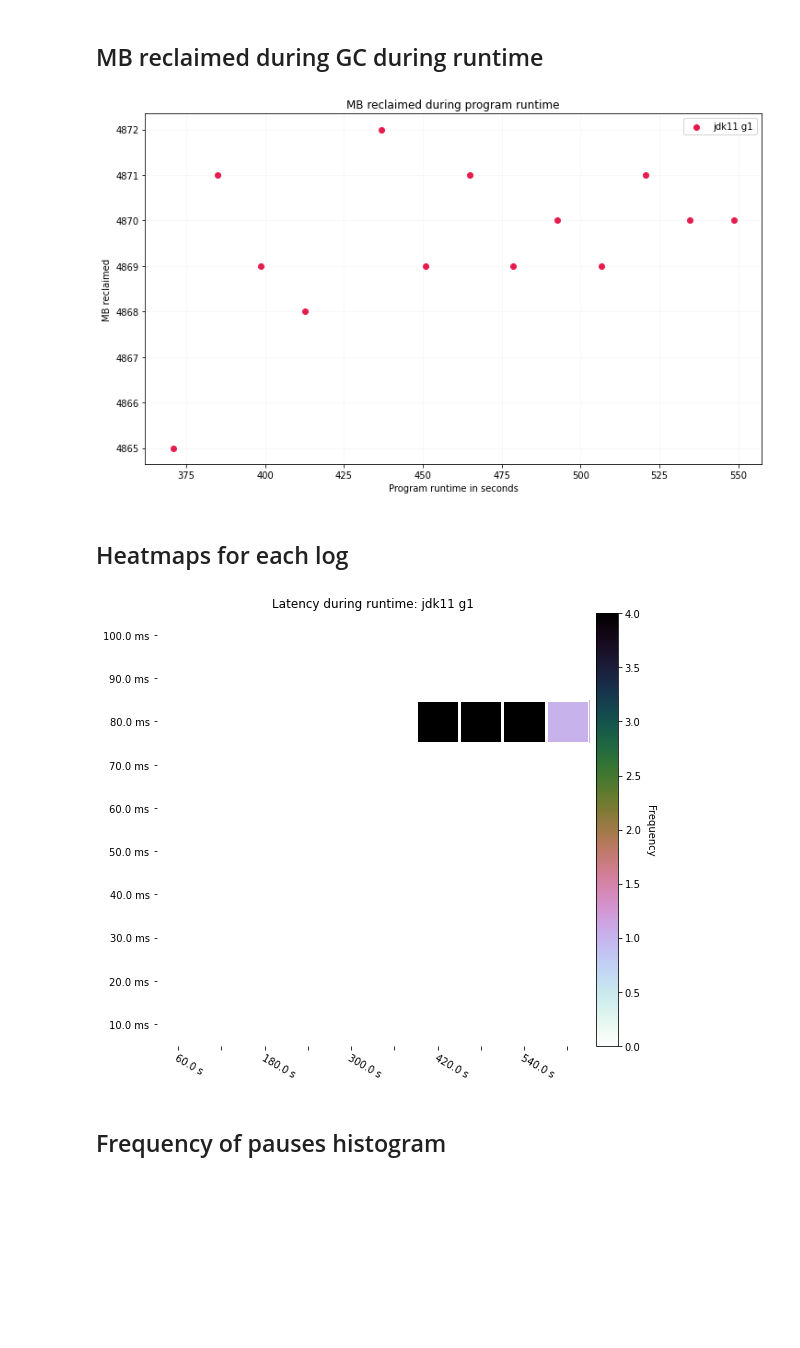
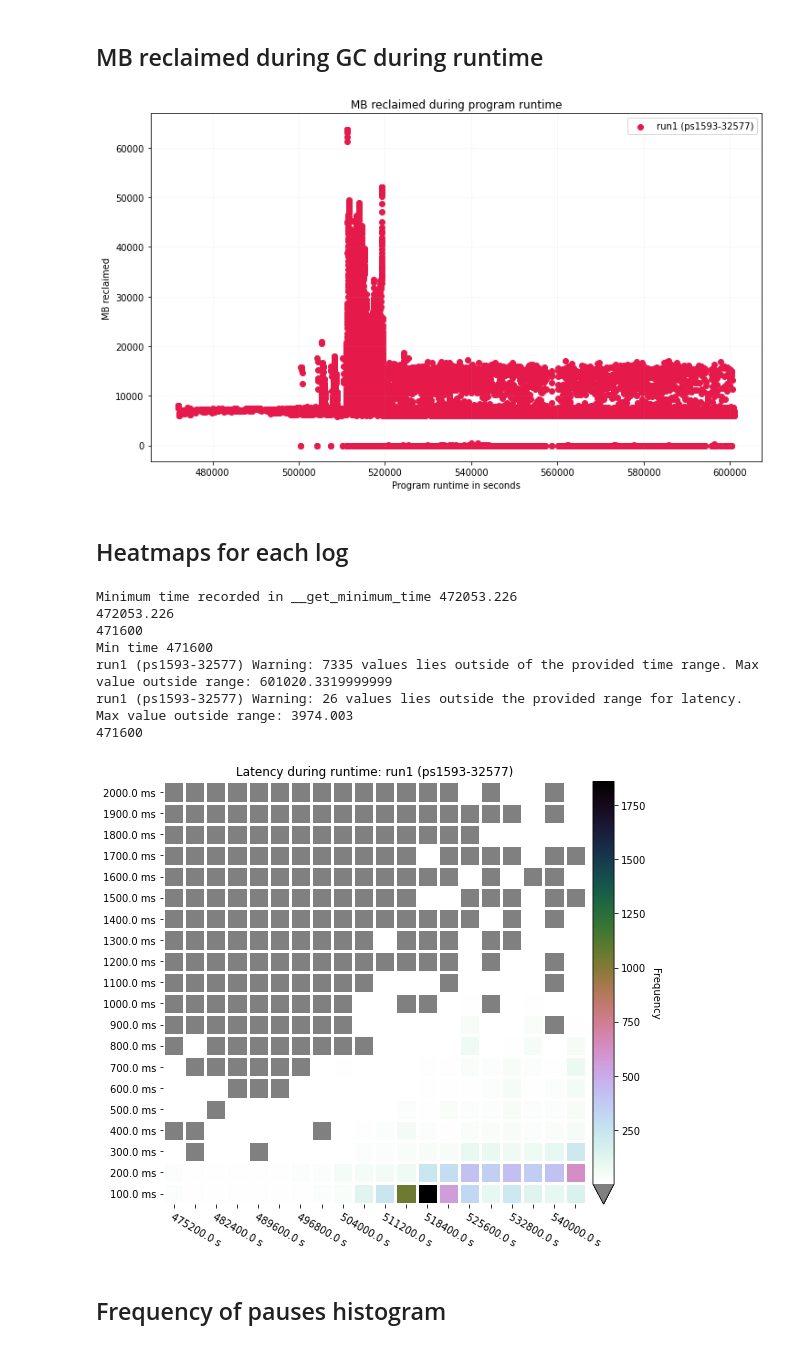
Before and after one commit to apple/GCGC, a Jupyter notebook: src/notebooks/analyze_logs_dev.ipynb, the cells around one changed output. Saved outputs shown, nothing was run; the diff lists cells and outputs as text; code cells hidden in the pictures; blank space fills up the shorter version.

```diff
--- a/src/notebooks/analyze_logs_dev.ipynb
+++ b/src/notebooks/analyze_logs_dev.ipynb
@@ -15,9 +16,9 @@ Note: The following edge cases are known and not handled automatically:
 #              "/Users/ellisbrown/Desktop/Project/cassandra-data/workloads/jdk16+shen/gc.log*"] # note the wildcards
 # labels = ["jdk11 Par", "jdk11 cms", "jdk11 G1", "jdk16 Shen"]
 
-filepaths = ["/Users/ellisbrown/Desktop/Project/cassandra-data/workloads/jdk11+g1/gc.log"]
-labels = ["jdk11 g1"]
-time_range_seconds = [150, 500]
+filepaths = ["/Users/ellisbrown/Desktop/Project/datasets/hbase-regionserver-gc-ps1593-32577.log"]
+labels = ["run1 (ps1593-32577)"]
+time_range_seconds = None
 
 # "../../cassandra-data/workloads/jdk11+shen/gc.log*"]
 csv_files_to_import = []
@@ -58,5 +59,12 @@ for csv_file, label in zip(csv_files_to_import, csv_file_labels):
 if len(gc_event_dataframes) != len(labels):
     print("Error: Labels do not have same length as collected data")
 print(len(gc_event_dataframes))
+
+df = gc_event_dataframes[0]
+templist = df["TimeFromStart_seconds"]
+new_times = []
+for value in templist:
+    new_times.append(value +  471971) # 471971
+gc_event_dataframes[0]["TimeFromStart_seconds"] = new_times
 # %% [output]
 1
@@ -292,7 +303,9 @@ plot = plot_scatter(gc_event_dataframes,
             group_by = None,
             filter_by = heap_after_gc,
             labels = labels,
-            column = "HeapAfterGC" )
+            column = "HeapAfterGC",
+            plot = plot,
+            colors = ["blue", "green", ] ) # PROBABLY CAUSING THE ERROR IF SOMETHING CRASHES
 
 _ = plot.set_title("Heap used in MB after gc")
 _ = plot.set_ylabel("Heap memory allocated in MB")
@@ -321,17 +333,36 @@ _ = plot.set_xlabel("Program runtime in seconds")
 
 plot.grid(alpha = 0.1)
 # %% [output]
-[figure, old version]
+[figure, new version]
 # %% [markdown]
 ## Heatmaps for each log
 # %%
+from src.graphing.plotting import plot_heatmaps
 
-from src.graphing.plotting import plot_heatmaps
-dimensions = [10, 10, 60, 10]
+number_x_intervals  = 20
+number_y_intervals  = 20
+duration_x_interval = 3600 # seconds
+duration_y_interval = 100 # miliseconds
+dimensions = [number_x_intervals,
+              number_y_intervals,
+              duration_x_interval,
+              duration_y_interval]
+
 frequency_ticks = False
-plot_heatmaps(gc_event_dataframes,dimensions, filter_by = pauses_only, labels=labels, frequency_ticks = frequency_ticks)
+plot_heatmaps(gc_event_dataframes,
+               dimensions,
+               filter_by = pauses_only,
+               labels=labels,
+               frequency_ticks = frequency_ticks)
 # %% [output]
+Minimum time recorded in __get_minimum_time 472053.226
+472053.226
+471600
+Min time 471600
+run1 (ps1593-32577) Warning: 7335 values lies outside of the provided time range. Max value outside range: 601020.3319999999
+run1 (ps1593-32577) Warning: 26 values lies outside the provided range for latency. Max value outside range: 3974.003
+471600
-[figure, old version]
+[figure, new version]
 # %% [markdown]
 ## Frequency of pauses histogram
 # %%
```
Also changed, not shown: parts of 19 cells of this notebook.
